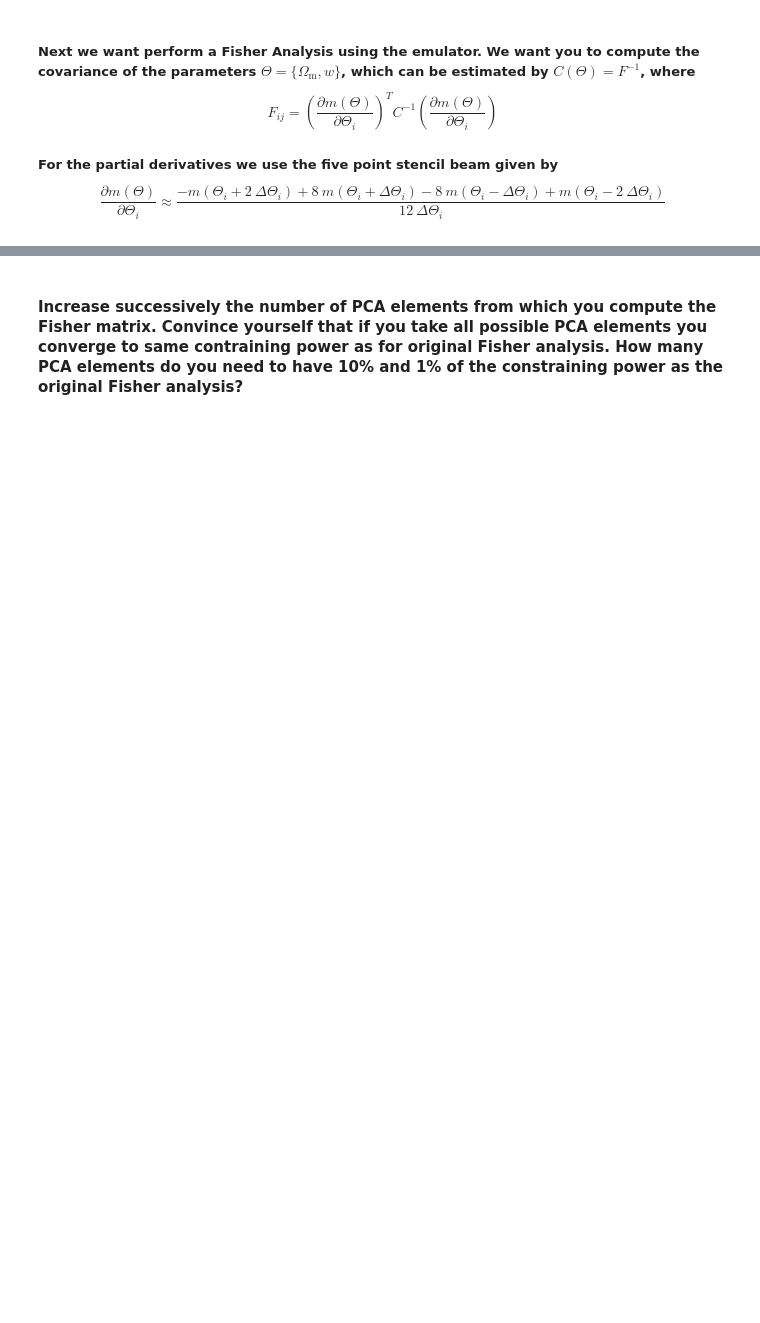
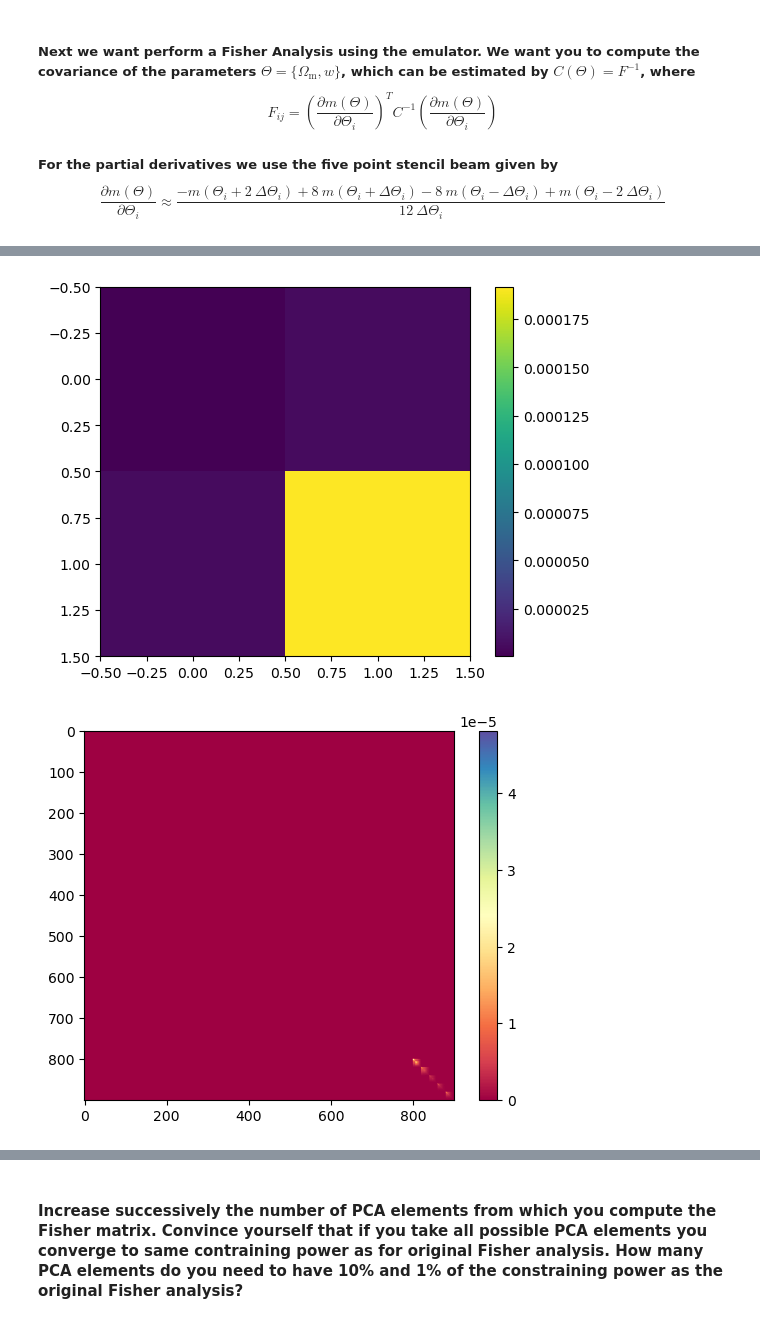
Before and after one commit to TheShak5/UWAstroStats, a Jupyter notebook: projects/2ptstat-analysis/assignments/assignment2_DarshakPatel.ipynb, the cells around one changed output, grey strips where cells are left out. Cells and saved outputs as stored; diff of their text form; code cells hidden in the pictures; blank space fills up the shorter version.

```diff
--- a/projects/2ptstat-analysis/assignments/assignment2_DarshakPatel.ipynb
+++ b/projects/2ptstat-analysis/assignments/assignment2_DarshakPatel.ipynb
@@ -174,21 +191,24 @@ w_shift = 0.001 #decide for a reasonable stepsize in w
 mean_omega_m = np.mean(parameters['omega_m'])
 mean_w = np.mean(parameters['w'])
 
-parameters  = {'omega_m':[mean_omega_m + 2*Om_shift, mean_omega_m + Om_shift, mean_omega_m - Om_shift, mean_omega_m - 2*Om_shift],
+parameters_omega_m_varied = {'omega_m':[mean_omega_m + 2*Om_shift, mean_omega_m + Om_shift, mean_omega_m - Om_shift, mean_omega_m - 2*Om_shift],
+               'w':[np.mean(test_params['w'])]*4,
+               'As':[np.mean(test_params['As'])]*4,'omega_b':[np.mean(test_params['omega_b'])]*4}
+
+parameters_w_varied  = {'omega_m':[np.mean(test_params['omega_m'])]*4,
                'w':[mean_w + 2*w_shift, mean_w + w_shift, mean_w - w_shift, mean_w - 2*w_shift],
-               'As':[np.mean(test_params['As'])]*2,'omega_b':[np.mean(test_params['omega_b'])]*2}
-#parameters_w = {}
+               'As':[np.mean(test_params['As'])]*4,'omega_b':[np.mean(test_params['omega_b'])]*4}
 
 # if you modified the training features you need to convert back the output back the original data vectors
 # Undoing the normalzation performed on the data
 
-features = cp_nn.predictions_np(parameters) - 1
+feature_omega_m = cp_nn.predictions_np(parameters_omega_m_varied)
+feature_w = cp_nn.predictions_np(parameters_w_varied)
 
 
-# print(features_4_div)
-# #print(feature_omega_m)
+# print(feature_omega_m, feature_omega_m.shape)
 # print(feature_w)
 
-derivative_Om = (-feature_omega_m[0] + 8*feature_omega_m[1] - 8*feature_omega_m[2] + feature_omega_m[3]) / 12*Om_shift # compute derivative
-derivative_w = (-feature_w[0] + 8*feature_w[1] - 8*feature_w[2] + feature_w[3]) / 12*w_shift # compute derivative
+derivative_Om = (-feature_omega_m[0] + 8*feature_omega_m[1] - 8*feature_omega_m[2] + feature_omega_m[3]) / (12*Om_shift) # compute derivative
+derivative_w = (-feature_w[0] + 8*feature_w[1] - 8*feature_w[2] + feature_w[3]) / (12*w_shift) # compute derivative
 # %% [markdown]
@@ -196,11 +216,14 @@ derivative_w = (-feature_w[0] + 8*feature_w[1] - 8*feature_w[2] + feature_w[3])
 # %%
 cov=np.load('data_4_assignment1/covariance.npy') # We make use of the analy
 inv_cov = inv(cov)
+
+print(inv_cov.shape)
 
 FoM_11 = derivative_Om.T @ inv_cov @ derivative_Om
 FoM_22 = derivative_w.T @ inv_cov @ derivative_w
 FoM_12 = derivative_Om.T @ inv_cov @ derivative_w
 FoM_best = np.array([[FoM_11,FoM_12],[FoM_12,FoM_22]])
 
-Cov_parameter = ...
+print(FoM_best)
+Cov_parameter = inv(FoM_best)
 Cov_parameter,np.sqrt(np.diag(Cov_parameter))
@@ -207 +237,12 @@ Cov_parameter,np.sqrt(np.diag(Cov_parameter))
+# %%
+plt.imshow(Cov_parameter)
+plt.colorbar()
+plt.show()
+
+plt.imshow(cov, cmap='Spectral')
+plt.colorbar()
+plt.show()
+# %% [output]
+[figure, added]
+[figure, added]
 # %% [markdown]
```
Also changed, not shown: parts of 16 cells of this notebook, 2 other files.
